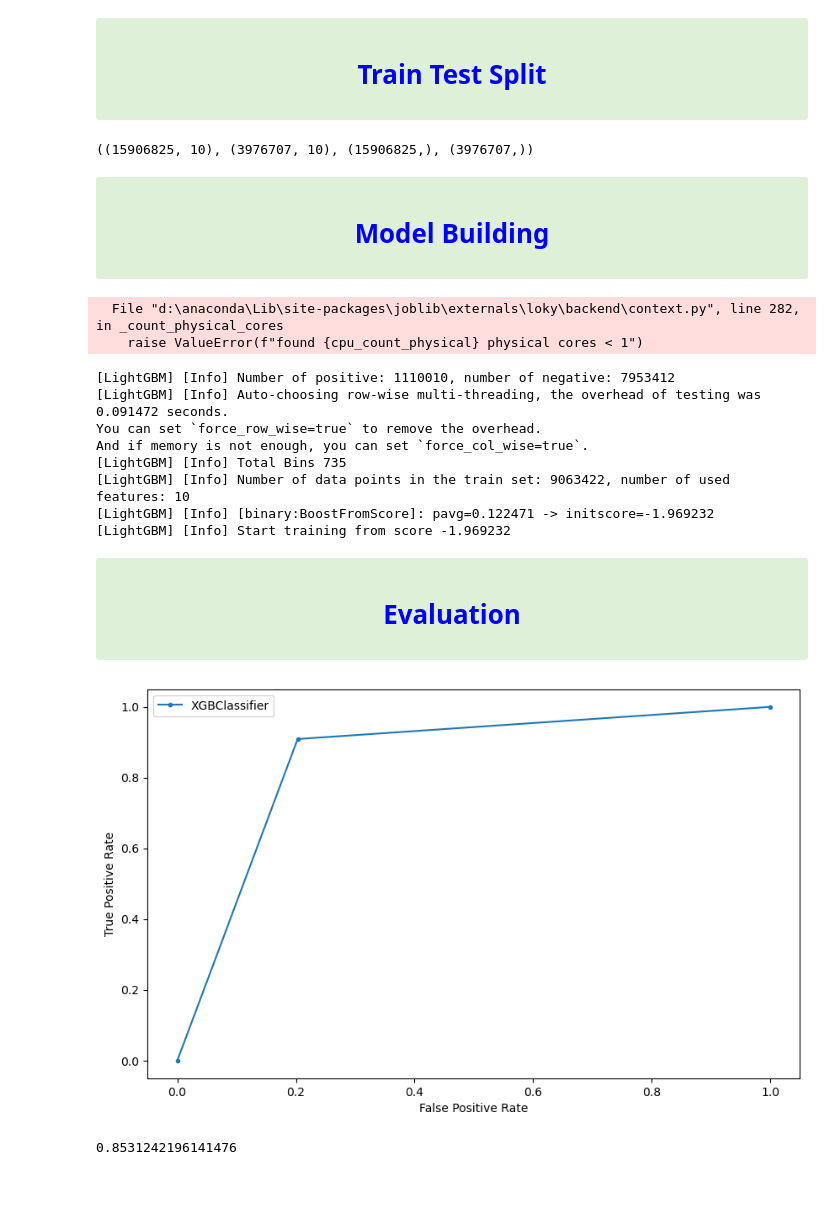
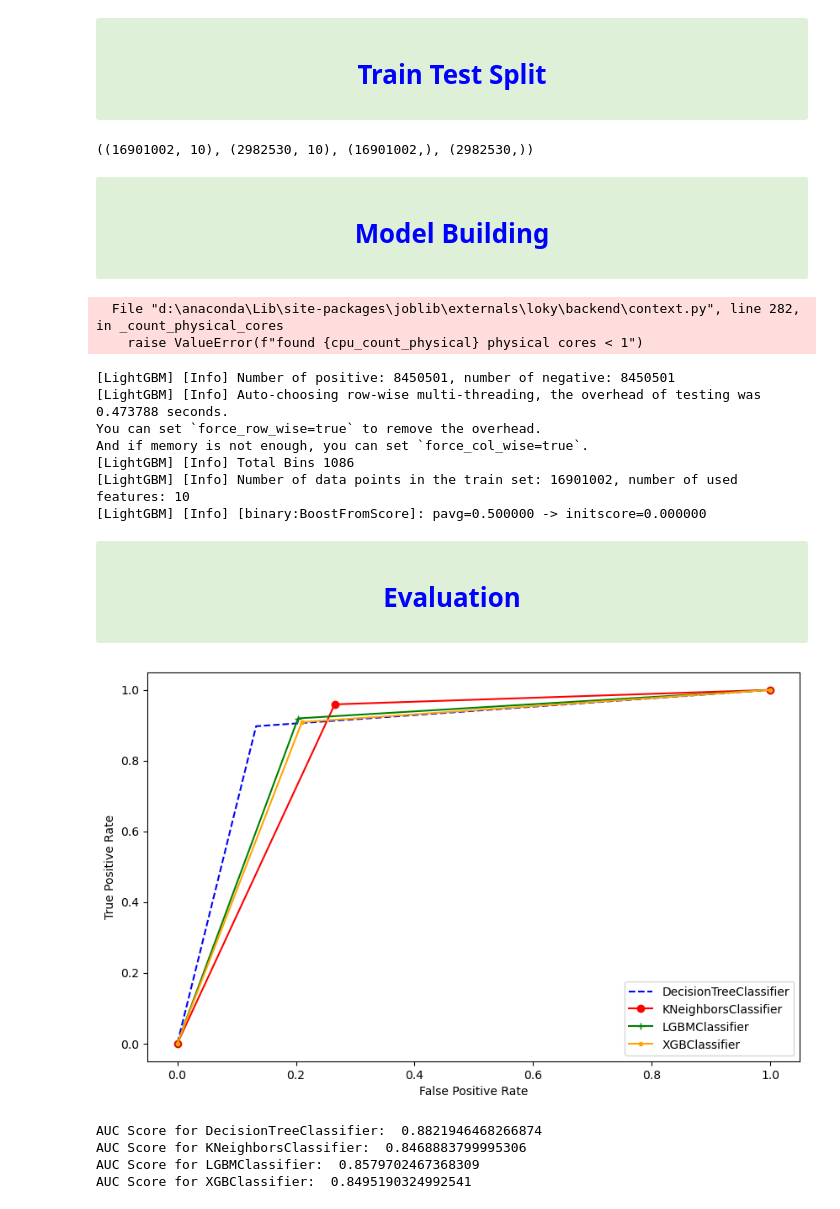
Before and after one commit to ahmedhassan456/binary_classification_of_insurance_cross_selling, a Jupyter notebook: binary_classification_of_insurance_cross_selling.ipynb, the cells around one changed output. Cells and saved outputs as stored; diff of their text form; code cells hidden in the pictures.

Commit message:
model building

```diff
--- a/binary_classification_of_insurance_cross_selling.ipynb
+++ b/binary_classification_of_insurance_cross_selling.ipynb
@@ -397,6 +399,8 @@ df.shape
 X = df.drop(["Response"], axis=1)
 y = df["Response"]
 # %%
-k_best = SelectKBest(score_func=chi2, k=10)
+k_best = SelectKBest(score_func=f_classif, k="all")
 
-X = k_best.fit_transform(X, y)
+k_best.fit(X, y)
+
+X = X[X.columns[k_best.get_support(indices=True)]]
@@ -428,10 +463,10 @@ y = pd.Series(y_sam)
 
 </div>
 # %%
-x_train, x_test, y_train, y_test = train_test_split(X, y, test_size=0.2, random_state=42, stratify=y)
+x_train, x_test, y_train, y_test = train_test_split(X, y, test_size=0.15, random_state=42, stratify=y, shuffle=True)
 x_train.shape, x_test.shape, y_train.shape, y_test.shape
 # %% [output]
-((15906825, 10), (3976707, 10), (15906825,), (3976707,))
+((16901002, 10), (2982530, 10), (16901002,), (2982530,))
 # %% [markdown]
 <div class="alert alert-success">
         <h1 align="center" style="color:blue;">Model Building</h1>
@@ -454,3 +482,10 @@ y_pred_dt = dt_model.predict(x_test)
+# %%
+# with KNeighborsClassifier
+knn_model = KNeighborsClassifier()
+
+knn_model.fit(x_train, y_train)
+
+y_pred_knn = knn_model.predict(x_test)
 # %%
 # with LGBMClassifier
 lgbm_model = LGBMClassifier()
@@ -461,14 +496,13 @@ y_pred_lgbm = lgbm_model.predict(x_test)
 # %% [output]
   File "d:\anaconda\Lib\site-packages\joblib\externals\loky\backend\context.py", line 282, in _count_physical_cores
     raise ValueError(f"found {cpu_count_physical} physical cores < 1")
-[LightGBM] [Info] Number of positive: 1110010, number of negative: 7953412
-[LightGBM] [Info] Auto-choosing row-wise multi-threading, the overhead of testing was 0.091472 seconds.
+[LightGBM] [Info] Number of positive: 8450501, number of negative: 8450501
+[LightGBM] [Info] Auto-choosing row-wise multi-threading, the overhead of testing was 0.473788 seconds.
 You can set `force_row_wise=true` to remove the overhead.
 And if memory is not enough, you can set `force_col_wise=true`.
-[LightGBM] [Info] Total Bins 735
-[LightGBM] [Info] Number of data points in the train set: 9063422, number of used features: 10
-[LightGBM] [Info] [binary:BoostFromScore]: pavg=0.122471 -> initscore=-1.969232
-[LightGBM] [Info] Start training from score -1.969232
+[LightGBM] [Info] Total Bins 1086
+[LightGBM] [Info] Number of data points in the train set: 16901002, number of used features: 10
+[LightGBM] [Info] [binary:BoostFromScore]: pavg=0.500000 -> initscore=0.000000
 # %%
 # with XGBClassifier
 xgb_model = XGBClassifier()
@@ -482,28 +516,35 @@ y_pred_xgb = xgb_model.predict(x_test)
 
 </div>
 # %%
-# evaluate the model
 def evaluate_model(y_test, y_pred):
     fpr, tpr, thresholds = roc_curve(y_test, y_pred)
     auc = roc_auc_score(y_test, y_pred)
     return fpr, tpr, auc
 
-# fpr_dt, tpr_dt, auc_dt = evaluate_model(y_test, y_pred_dt)
-# fpr_lgbm, tpr_lgbm, auc_lgbm = evaluate_model(y_test, y_pred_lgbm)
+fpr_dt, tpr_dt, auc_dt = evaluate_model(y_test, y_pred_dt)
+fpr_knn, tpr_knn, auc_knn = evaluate_model(y_test, y_pred_knn)
+fpr_lgbm, tpr_lgbm, auc_lgbm = evaluate_model(y_test, y_pred_lgbm)
 fpr_xgb, tpr_xgb, auc_xgb = evaluate_model(y_test, y_pred_xgb)
 
 # plot the roc curve for the model
 plt.figure(figsize=(10, 6))
-# plt.plot(fpr_dt, tpr_dt, linestyle='--', label='DecisionTreeClassifier')
-# plt.plot(fpr_lgbm, tpr_lgbm, marker='.', label='LGBMClassifier')
-plt.plot(fpr_xgb, tpr_xgb, marker='.', label='XGBClassifier')
+plt.plot(fpr_dt, tpr_dt, linestyle='--', label='DecisionTreeClassifier', color='blue')
+plt.plot(fpr_knn, tpr_knn, marker='o', label='KNeighborsClassifier', color='red')
+plt.plot(fpr_lgbm, tpr_lgbm, marker='+', label='LGBMClassifier', color='green')
+plt.plot(fpr_xgb, tpr_xgb, marker='.', label='XGBClassifier', color='orange')
 plt.xlabel('False Positive Rate')
 plt.ylabel('True Positive Rate')
 plt.legend()
 plt.show()
 # %% [output]
-[figure, old version]
+[figure, new version]
 # %%
-auc_xgb
+print("AUC Score for DecisionTreeClassifier: ", auc_dt)
+print("AUC Score for KNeighborsClassifier: ", auc_knn)
+print("AUC Score for LGBMClassifier: ", auc_lgbm)
+print("AUC Score for XGBClassifier: ", auc_xgb)
 # %% [output]
-0.8531242196141476
+AUC Score for DecisionTreeClassifier:  0.8821946468266874
+AUC Score for KNeighborsClassifier:  0.8468883799995306
+AUC Score for LGBMClassifier:  0.8579702467368309
+AUC Score for XGBClassifier:  0.8495190324992541
```
Also changed, not shown: parts of 8 cells of this notebook.
